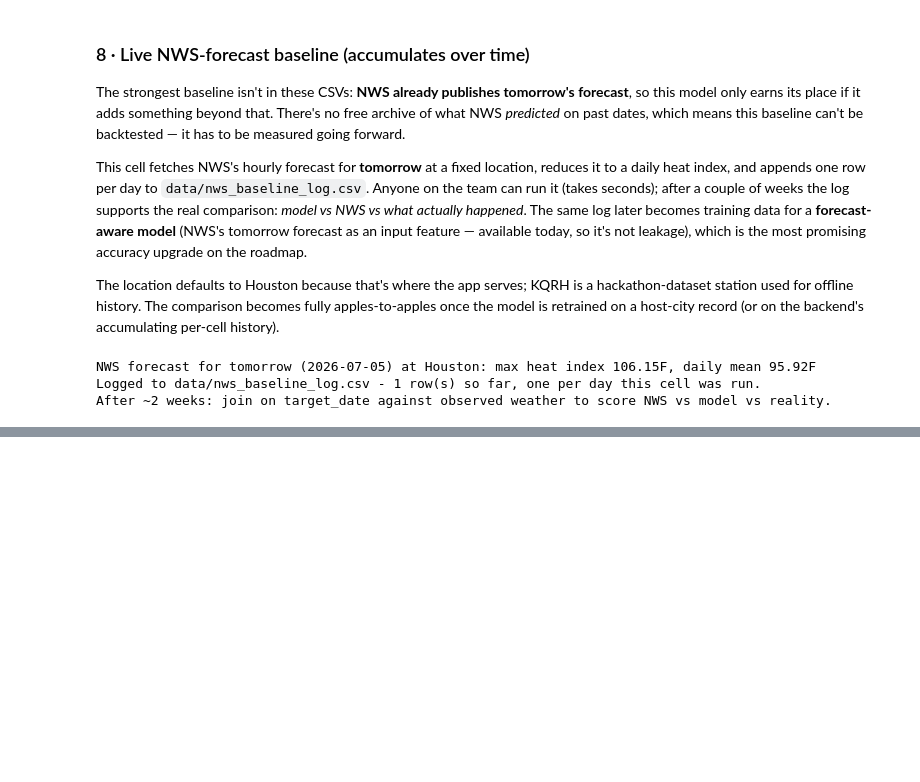
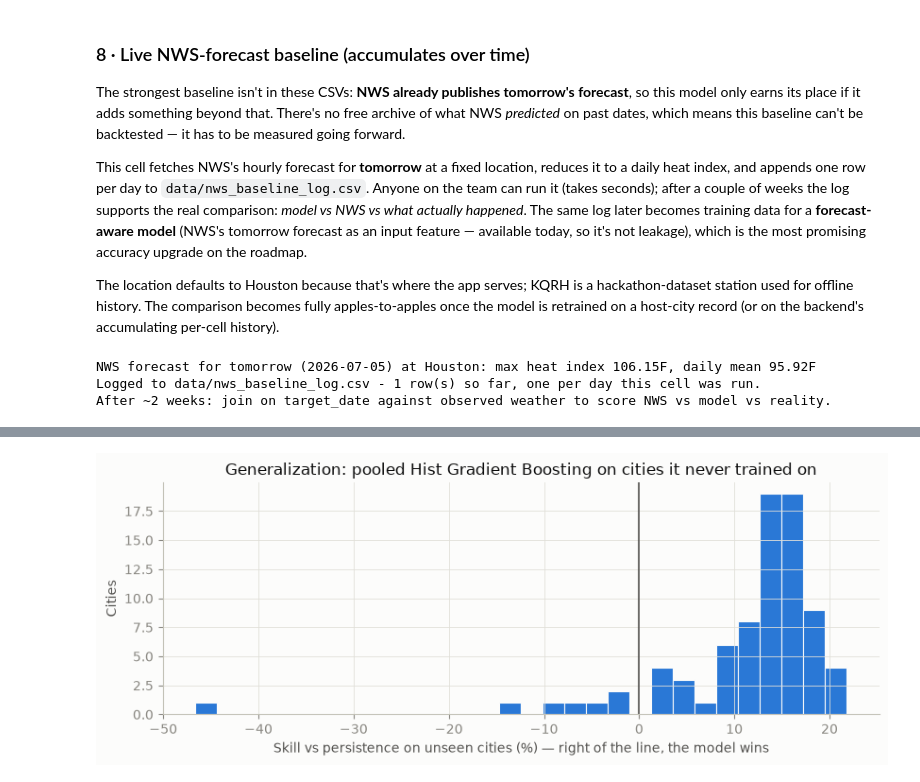
Before and after one commit to CatFatOw/Rice-To-Meet-You, a Jupyter notebook: heat_model_test.ipynb, the cells around one changed output, grey strips where cells are left out. Saved outputs shown, nothing was run; the diff lists cells and outputs as text; code cells hidden in the pictures; blank space fills up the shorter version.

```diff
--- a/heat_model_test.ipynb
+++ b/heat_model_test.ipynb
@@ -695,0 +767,63 @@ After ~2 weeks: join on target_date against observed weather to score NWS vs mod
+# %%
+# Two pooled models. The KQRH-tuned winner is reused as-is (its alpha wasn't re-tuned
+# for pooled data, so its pooled score is a pessimistic floor). HistGradientBoosting
+# joins as the nonlinear challenger: it handles heterogeneous cities natively and
+# stays fast at this row count, where re-tuning all twelve models would not.
+pooled_models = {
+    f"pooled {best_name}": clone(final_model),
+    "pooled Hist Gradient Boosting": HistGradientBoostingRegressor(random_state=random_state),
+}
+for name, model in pooled_models.items():
+    model.fit(mc_train[feature_cols], mc_train[target_col])
+
+mc_rows = []
+for slice_name, eval_slice in mc_slices.items():
+    row = {"eval slice": slice_name, "days": len(eval_slice)}
+    for name, model in pooled_models.items():
+        row[name] = mean_squared_error(eval_slice[target_col], model.predict(eval_slice[feature_cols])) ** 0.5
+    row["persistence"] = mean_squared_error(eval_slice[target_col], eval_slice["heat_index"]) ** 0.5
+    mc_rows.append(row)
+
+mc_results = pd.DataFrame(mc_rows)
+print("Test RMSE (F) by evaluation slice:")
+print(mc_results.round(3).to_string(index=False))
+print(f"\nFor reference, the single-city {best_name} from section 5 scored RMSE={model_rmse:.3f} "
+      f"on {city_filter}'s future dates.")
+
+# Per-city view on the cities the model never saw - the production situation.
+unseen_name = next(n for n in mc_slices if n.startswith("UNSEEN"))
+best_pooled_name = min(pooled_models,
+                       key=lambda n: mc_results.loc[mc_results["eval slice"] == unseen_name, n].iloc[0])
+best_pooled = pooled_models[best_pooled_name]
+
+unseen = mc_slices[unseen_name].copy()
+unseen["pred"] = best_pooled.predict(unseen[feature_cols])
+city_stats = []
+for city, group in unseen.groupby("city"):
+    if len(group) < 30:  # too few eval days for a stable per-city RMSE
+        continue
+    city_stats.append({
+        "city": city, "days": len(group),
+        "model_rmse": mean_squared_error(group[target_col], group["pred"]) ** 0.5,
+        "persist_rmse": mean_squared_error(group[target_col], group["heat_index"]) ** 0.5,
+    })
+per_city = pd.DataFrame(city_stats).set_index("city")
+per_city["skill"] = 1 - per_city["model_rmse"] / per_city["persist_rmse"]
+
+beats = (per_city["skill"] > 0).mean()
+print(f"\n{best_pooled_name} across {len(per_city)} unseen cities (>=30 eval days each):")
+print(f"median skill vs persistence {per_city['skill'].median():+.1%}; beats persistence in {beats:.0%} of cities")
+print("\nWeakest 5 cities (candidates for a closer look at their raw data):")
+print(per_city.sort_values("skill").head(5).round(3).to_string())
+
+# Distribution of that skill: one series, so the notebook's standard blue carries it;
+# the zero line is the pass/fail boundary, drawn in ink rather than a status color.
+fig, ax = plt.subplots(figsize=(8.5, 3.4))
+ax.hist(per_city["skill"] * 100, bins=30, color=BLUE, edgecolor=SURFACE, linewidth=0.8)
+ax.axvline(0, color=INK2, lw=1.2)
+ax.set_xlabel("Skill vs persistence on unseen cities (%) — right of the line, the model wins")
+ax.set_ylabel("Cities")
+ax.set_title(f"Generalization: {best_pooled_name} on cities it never trained on")
+fig.tight_layout()
+plt.show()
+# %% [output]
@@ -695,0 +849 @@ After ~2 weeks: join on target_date against observed weather to score NWS vs mod
+[figure, added]
```
Also changed, not shown: parts of 4 cells of this notebook.
